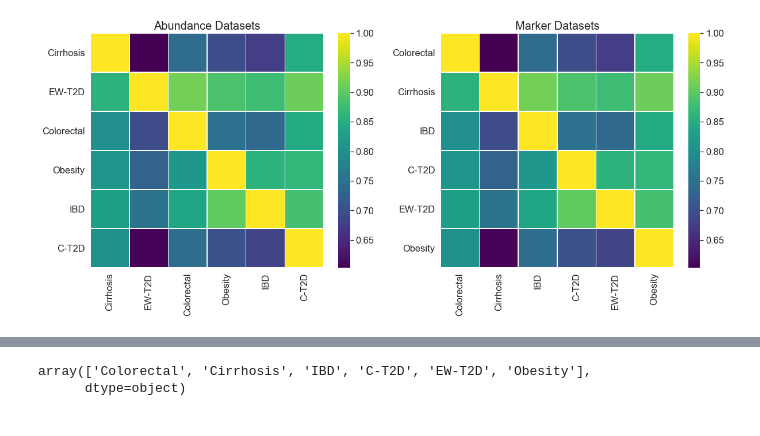
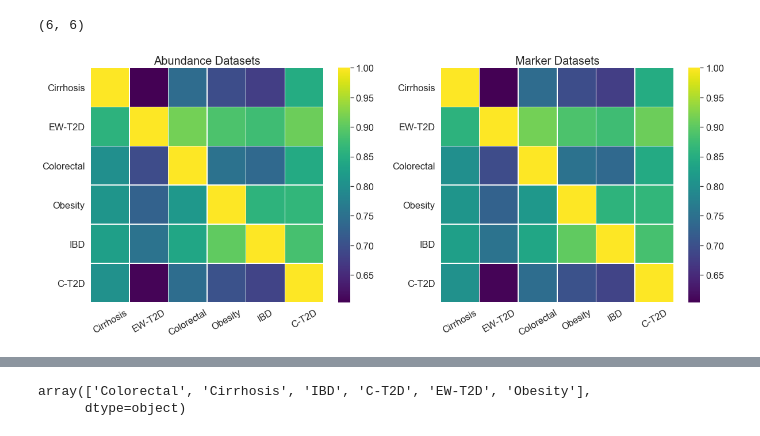
Before and after one commit to gaustin15/Microb_Transer_Learning, a Jupyter notebook: EDA.ipynb, the cells around one changed output, grey strips where cells are left out. Drawn from its saved outputs; the diff is of its cells as text; code cells hidden in the pictures.

```diff
--- a/EDA.ipynb
+++ b/EDA.ipynb
@@ -16,3 +54,7 @@ markers=load_markers_data()
+# %%
+abundance_overlaps.shape
+# %% [output]
+(6, 6)
 # %%
 #exploring overlap between datasets
 cols = []
@@ -22,35 +64,39 @@ for i in range(len(cols)):
     for j in range(0, len(cols)):
             abundance_overlaps[i,j]=(sum(cols[i].isin(cols[j]))/cols[i].shape[0])
 
 fig, axis = plt.subplots(1, 2, figsize = (20, 7.5))
 
 ax = sns.heatmap(abundance_overlaps,
                  linewidth=0.5,
                  yticklabels=['Cirrhosis','EW-T2D','Colorectal', 'Obesity','IBD', 'C-T2D'],
                  xticklabels=['Cirrhosis','EW-T2D','Colorectal', 'Obesity','IBD', 'C-T2D'],
                  cmap='viridis',
                  ax=axis[0])
 axis[0].set_title('Abundance Datasets', size=20)
-
+ax.set_xticklabels(labels=['Cirrhosis','EW-T2D','Colorectal', 'Obesity','IBD', 'C-T2D'], rotation=30)
 
 marker_cols = []
 [marker_cols.append( df.columns[df.columns.str.contains('gi[|]')] ) for df in markers]
 abundance_overlaps=np.zeros((len(cols), len(cols)))
 for i in range(len(cols)):
     for j in range(0, len(cols)):
             abundance_overlaps[i,j]=(sum(cols[i].isin(cols[j]))/cols[i].shape[0])
-
+abundance_overlaps[ np.array([2, 0, 4, 5, 1, 3]), : ][:, np.array( [2, 0, 4, 5, 1, 3] )]
 
 ax = sns.heatmap(abundance_overlaps,
                  linewidth=0.5,
-                 yticklabels=['Colorectal','Cirrhosis','IBD','C-T2D','EW-T2D','Obesity'],
-                 xticklabels=['Colorectal','Cirrhosis','IBD','C-T2D','EW-T2D','Obesity'],
+#                  yticklabels=['Colorectal','Cirrhosis','IBD','C-T2D','EW-T2D','Obesity'],
+#                  xticklabels=['Colorectal','Cirrhosis','IBD','C-T2D','EW-T2D','Obesity'],
+                 yticklabels=['Cirrhosis','EW-T2D','Colorectal', 'Obesity','IBD', 'C-T2D'],
+                 xticklabels=['Cirrhosis','EW-T2D','Colorectal', 'Obesity','IBD', 'C-T2D'],
                  cmap='viridis',
                  ax=axis[1])
+#ax.set_xticklabels(labels = ['Colorectal','Cirrhosis','IBD','C-T2D','EW-T2D','Obesity'], rotation=30)
+ax.set_xticklabels(labels = ['Cirrhosis','EW-T2D','Colorectal', 'Obesity','IBD', 'C-T2D'], rotation=30)
 axis[1].set_title('Marker Datasets', size=20)
 #plt.suptitle('Exploring Taxa Overlap Across Datasets')
 
 plt.savefig('figures/overlap_heatmap.png')
 plt.show()
 # %% [output]
-[figure, old version]
+[figure, new version]
```
Also changed, not shown: parts of 4 cells of this notebook, 11 other files.
